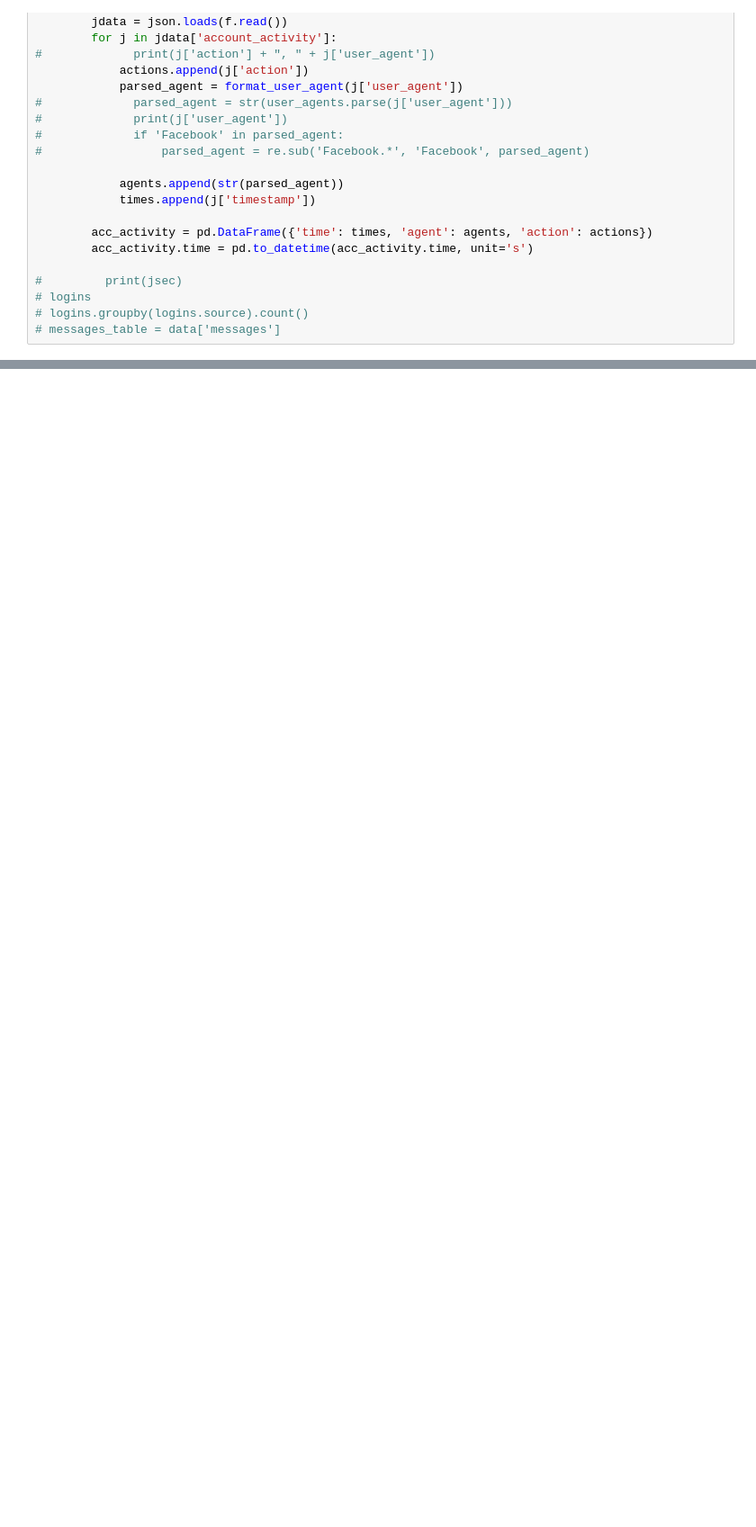
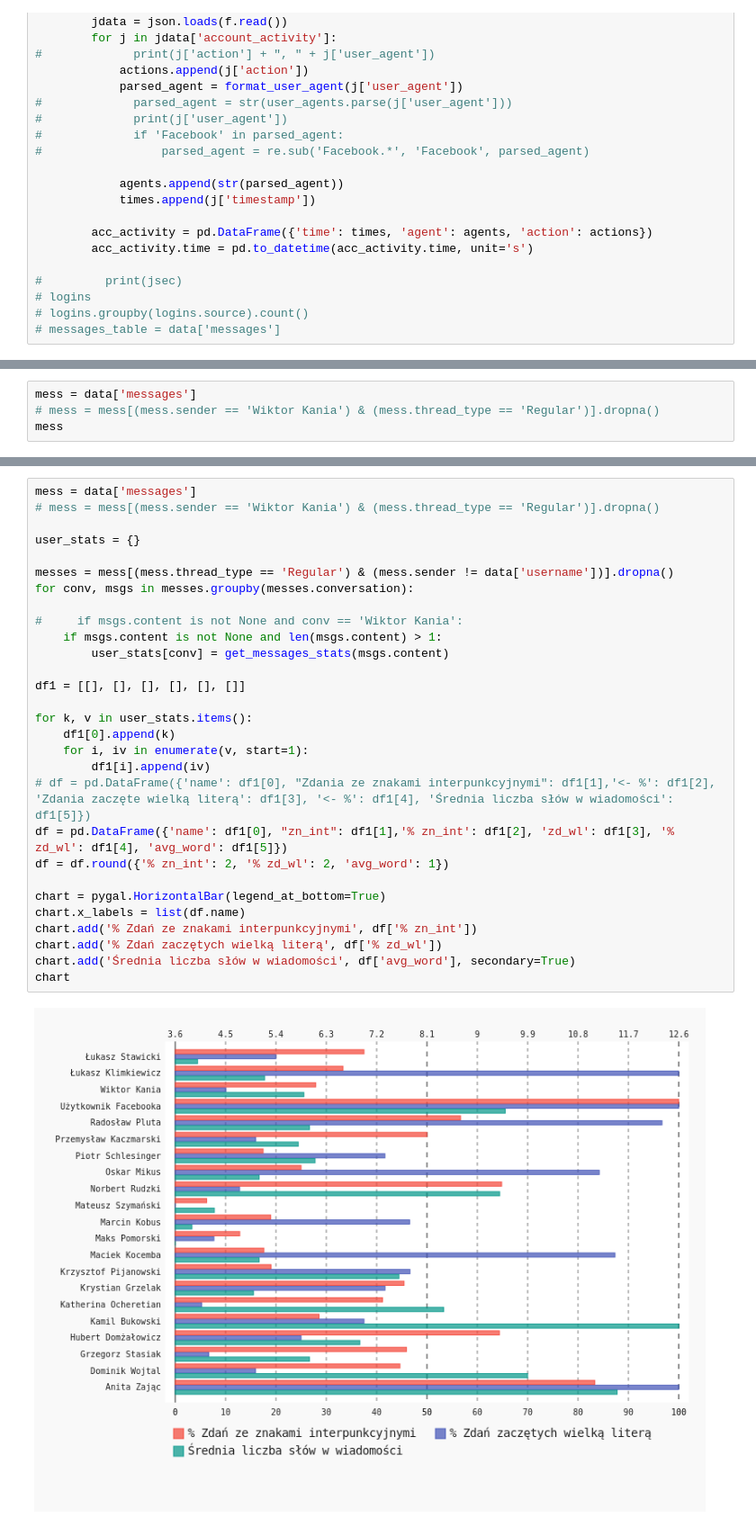
Before and after one commit to klima7/Social-Insight, a Jupyter notebook: analytics/Analytics2.ipynb, the cells around one changed output, grey strips where cells are left out. Shown at 90% size. Cells and saved outputs as stored; diff of their text form; blank space fills up the shorter version.

Commit message:
Wykres i tabelka ze statystykami wiadomości

```diff
--- a/analytics/Analytics2.ipynb
+++ b/analytics/Analytics2.ipynb
@@ -140,0 +132,4 @@ chart
+# %%
+mess = data['messages']
+# mess = mess[(mess.sender == 'Wiktor Kania') & (mess.thread_type == 'Regular')].dropna()
+mess
@@ -140,0 +174,31 @@ chart
+# %%
+mess = data['messages']
+# mess = mess[(mess.sender == 'Wiktor Kania') & (mess.thread_type == 'Regular')].dropna()
+
+user_stats = {}
+
+messes = mess[(mess.thread_type == 'Regular') & (mess.sender != data['username'])].dropna()
+for conv, msgs in messes.groupby(messes.conversation):
+
+#     if msgs.content is not None and conv == 'Wiktor Kania':
+    if msgs.content is not None and len(msgs.content) > 1:
+        user_stats[conv] = get_messages_stats(msgs.content)
+
+df1 = [[], [], [], [], [], []]
+
+for k, v in user_stats.items():
+    df1[0].append(k)
+    for i, iv in enumerate(v, start=1):
+        df1[i].append(iv)
+# df = pd.DataFrame({'name': df1[0], "Zdania ze znakami interpunkcyjnymi": df1[1],'<- %': df1[2], 'Zdania zaczęte wielką literą': df1[3], '<- %': df1[4], 'Średnia liczba słów w wiadomości': df1[5]})
+df = pd.DataFrame({'name': df1[0], "zn_int": df1[1],'% zn_int': df1[2], 'zd_wl': df1[3], '% zd_wl': df1[4], 'avg_word': df1[5]})
+df = df.round({'% zn_int': 2, '% zd_wl': 2, 'avg_word': 1})
+
+chart = pygal.HorizontalBar(legend_at_bottom=True)
+chart.x_labels = list(df.name)
+chart.add('% Zdań ze znakami interpunkcyjnymi', df['% zn_int'])
+chart.add('% Zdań zaczętych wielką literą', df['% zd_wl'])
+chart.add('Średnia liczba słów w wiadomości', df['avg_word'], secondary=True)
+chart
+# %% [output]
+[figure, added]
```
Also changed, not shown: parts of 5 cells of this notebook, 1 other file.
